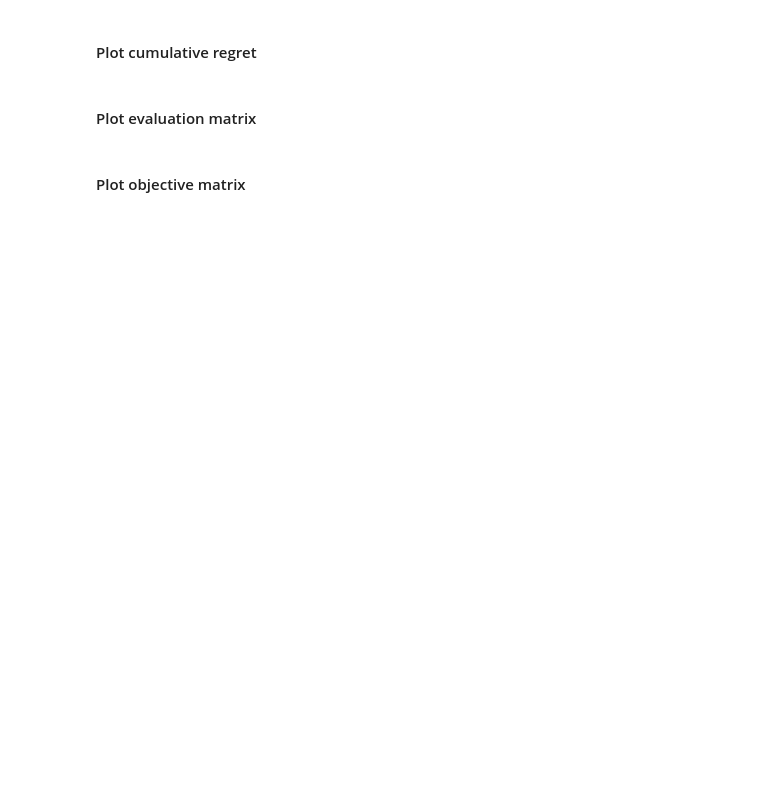
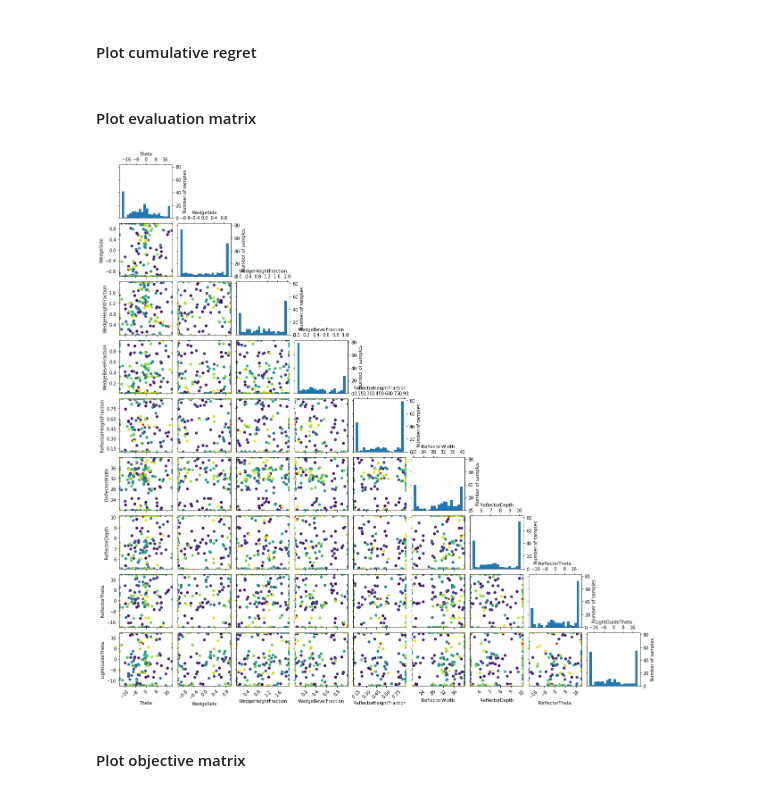
Before and after one commit to JeffersonLab/remoll, a Jupyter notebook: analysis/pion/notebooks/pion-bayes-optimization.ipynb, the cells around one changed output. Drawn from its saved outputs; the diff is of its cells as text; code cells hidden in the pictures; blank space fills up the shorter version.

```diff
--- a/analysis/pion/notebooks/pion-bayes-optimization.ipynb
+++ b/analysis/pion/notebooks/pion-bayes-optimization.ipynb
@@ -30,17 +30,16 @@ bounds = {
     'InsideWidth': (30., 30.),  # cm
     'OutsideWidth': (30., 30.), # cm
     'Height': (25., 25.), # cm
-    'Theta': (1.123, 1.123), # deg
+    'Theta': (-20., +20.), # deg
     'WedgeSide': (-1.0, +1.0), # fraction [-1,+1]
     'WedgeHeightFraction': (0.01, 2.0), # fraction ]0,inf[
     'WedgeBevelFraction': (0.01, 1.0), # fraction ]0,1[
-    'ReflectorLightGuideHeight': (48.9897, 48.9897), # cm
-    'ReflectorHeightFraction': (0.1835, 0.1835) # ]0,1[
-    'ReflectorWidth': (15.6, 15.6), # cm
-    'ReflectorDepth': (8.8796, 8.8796), # cm
-    'ReflectorTheta': (-12., -12.), # deg
-    'LightGuideHeight': (40., 40.), # cm
-    'LightGuideTheta': (0.1566, 0.1566), # deg
+    'ReflectorLightGuideHeight': (20., 20.), # cm
+    'ReflectorHeightFraction': (0.1, 0.9), # ]0,1[
+    'ReflectorWidth': (20., 40.), # cm
+    'ReflectorDepth': (2*2.54, 4*2.54), # cm
+    'ReflectorTheta': (-20., +20.), # deg
+    'LightGuideTheta': (-20., +20.), # deg
     'PMTDiameter': (3, 3) # integer inches
 }
 # Note: Changes here require re-running the function definition below!
@@ -109,7 +108,7 @@ def run_simulation( # Using avg = sum/2 to set correctly if bounds are identical
     set_geometry(geomfile, "pionDetectorLucitePMTDiameter",         PMTDiameter * 2.54)
 
     # Run simulation
-    proc = subprocess.run(["build/remoll", macro],
+    proc = subprocess.run(["build/remoll", "-t", "4", macro],
                    cwd = '/home/wdconinc/git/remoll',
                    stdout = subprocess.DEVNULL,
                    stderr = subprocess.DEVNULL,
@@ -178,9 +177,12 @@ To treat the zero-width parameters boundaries we use a list comprehension over t
 !pip install --user scikit-optimize
 
 from skopt.space import Real, Integer
-parameter_space = [Integer(value[0], value[1], name = key)
+parameter_space = [Integer(value[0], value[1], name = str(key))
                    if type(value[0]) == int
-                   else Real(value[0], value[1], name = key)
+                   else Real(value[0], value[1], name = str(key))
+                   for value,key in zip(bounds.values(),bounds.keys())
+                   if value[1] != value[0]]
+parameter_names = [key
                    for value,key in zip(bounds.values(),bounds.keys())
                    if value[1] != value[0]]
 
@@ -212,13 +235,13 @@ try:
 except NameError:
     x0 = None
     y0 = None
-    n_random_starts = 20
+    n_random_starts = 40
 
 gp_res = gp_minimize(
     objective_function,
     parameter_space,
     acq_func = "gp_hedge", # EI, PI, LCB, or a mixture with gp_hedge
-    n_calls = 100,
+    n_calls = 200,
     n_random_starts = n_random_starts,
     noise = noise,
     x0 = x0,
@@ -241,7 +286,9 @@ _ = plot_regret(gp_res)
 #### Plot evaluation matrix
 # %%
 from skopt.plots import plot_evaluations
-_ = plot_evaluations(gp_res)
+_ = plot_evaluations(gp_res, dimensions = parameter_names)
+# %% [output]
+[figure, added]
 # %% [markdown]
 #### Plot objective matrix
 # %%
```
Also changed, not shown: parts of 6 cells of this notebook.
